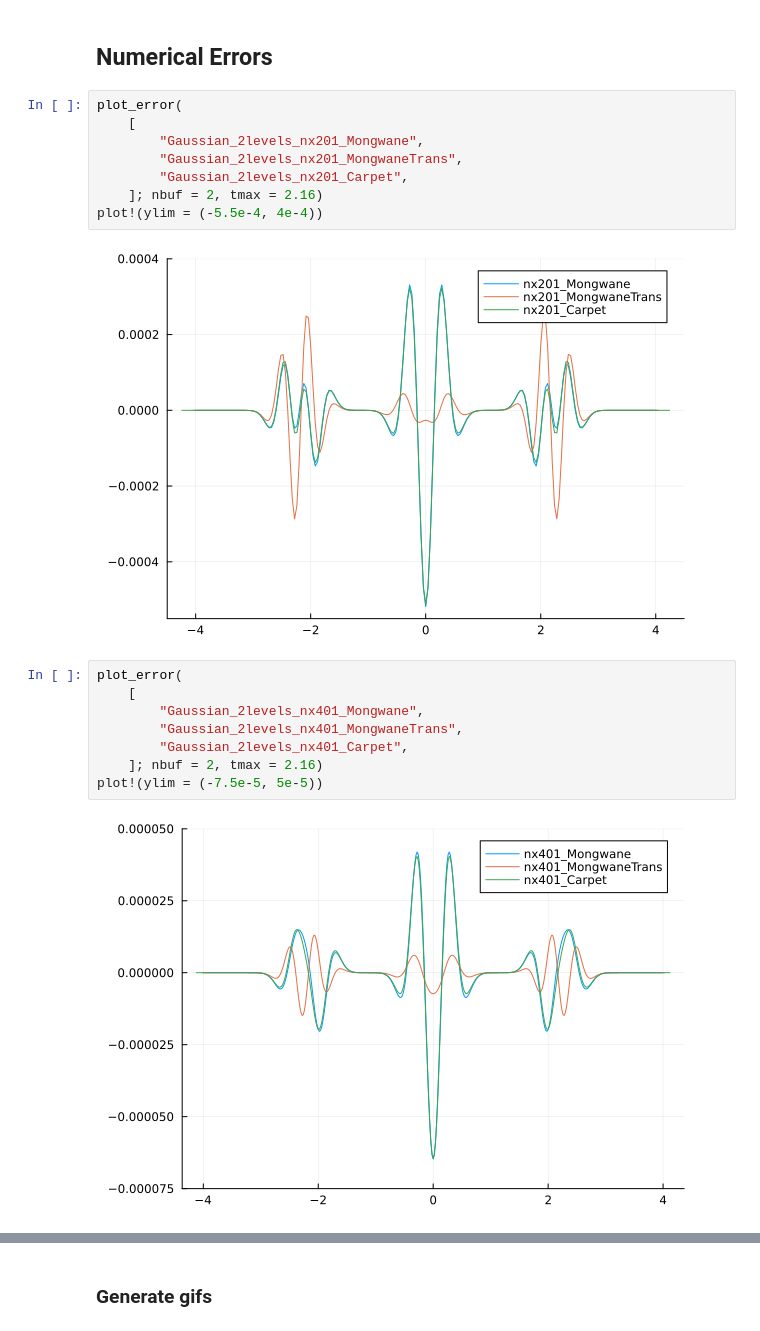
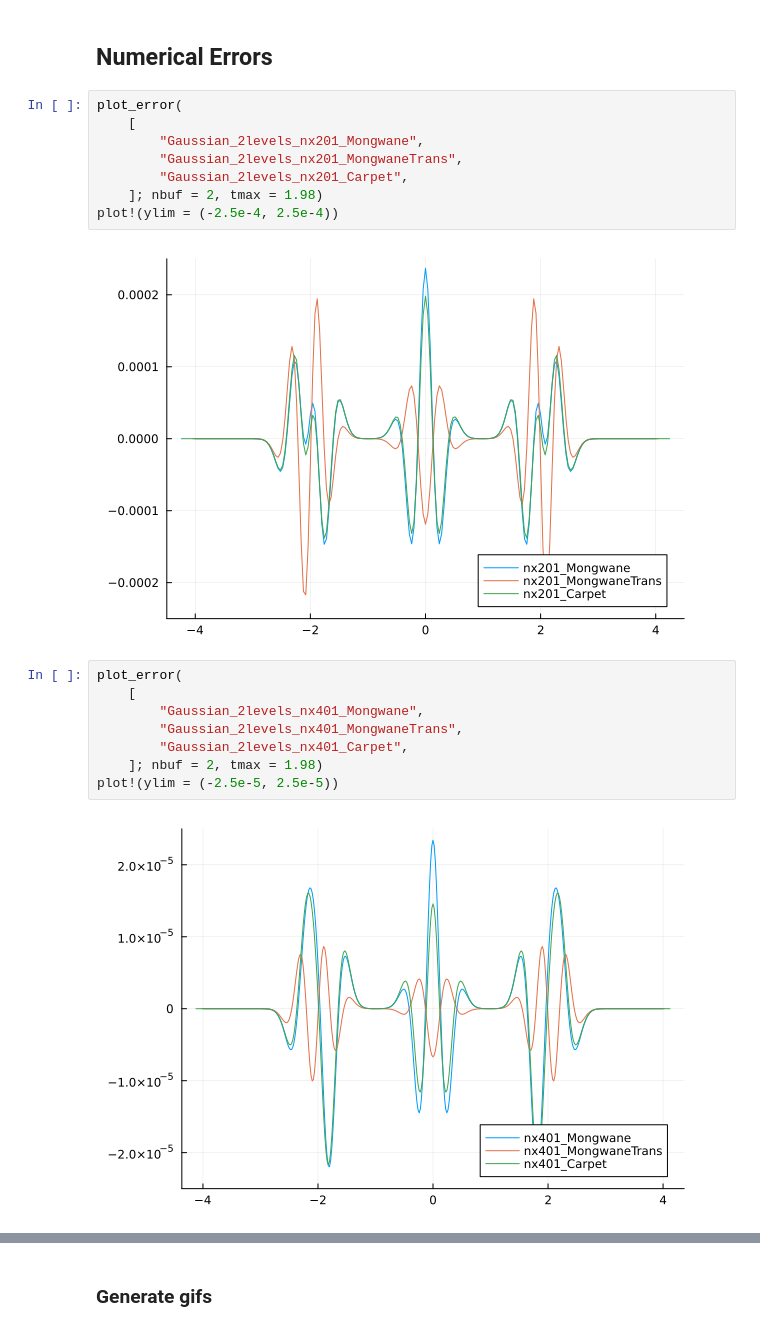
Before and after one commit to lwJi/Docs-Subcycling, a Jupyter notebook: ipynb/Reflection.ipynb, the cells around one changed output, grey strips where cells are left out. Cells and saved outputs as stored; diff of their text form.

```diff
--- a/ipynb/Reflection.ipynb
+++ b/ipynb/Reflection.ipynb
@@ -47,20 +47,20 @@ plot_error(
         "Gaussian_2levels_nx201_Mongwane",
         "Gaussian_2levels_nx201_MongwaneTrans",
         "Gaussian_2levels_nx201_Carpet",
-    ]; nbuf = 2, tmax = 2.16)
-plot!(ylim = (-5.5e-4, 4e-4))
+    ]; nbuf = 2, tmax = 1.98)
+plot!(ylim = (-2.5e-4, 2.5e-4))
 # %% [output]
-[figure, old version]
+[figure, new version]
 # %%
 plot_error(
     [
         "Gaussian_2levels_nx401_Mongwane",
         "Gaussian_2levels_nx401_MongwaneTrans",
         "Gaussian_2levels_nx401_Carpet",
-    ]; nbuf = 2, tmax = 2.16)
-plot!(ylim = (-7.5e-5, 5e-5))
+    ]; nbuf = 2, tmax = 1.98)
+plot!(ylim = (-2.5e-5, 2.5e-5))
 # %% [output]
-[figure, old version]
+[figure, new version]
 # %%
 plot_error(
     [
```
Also changed, not shown: parts of 2 cells of this notebook.
